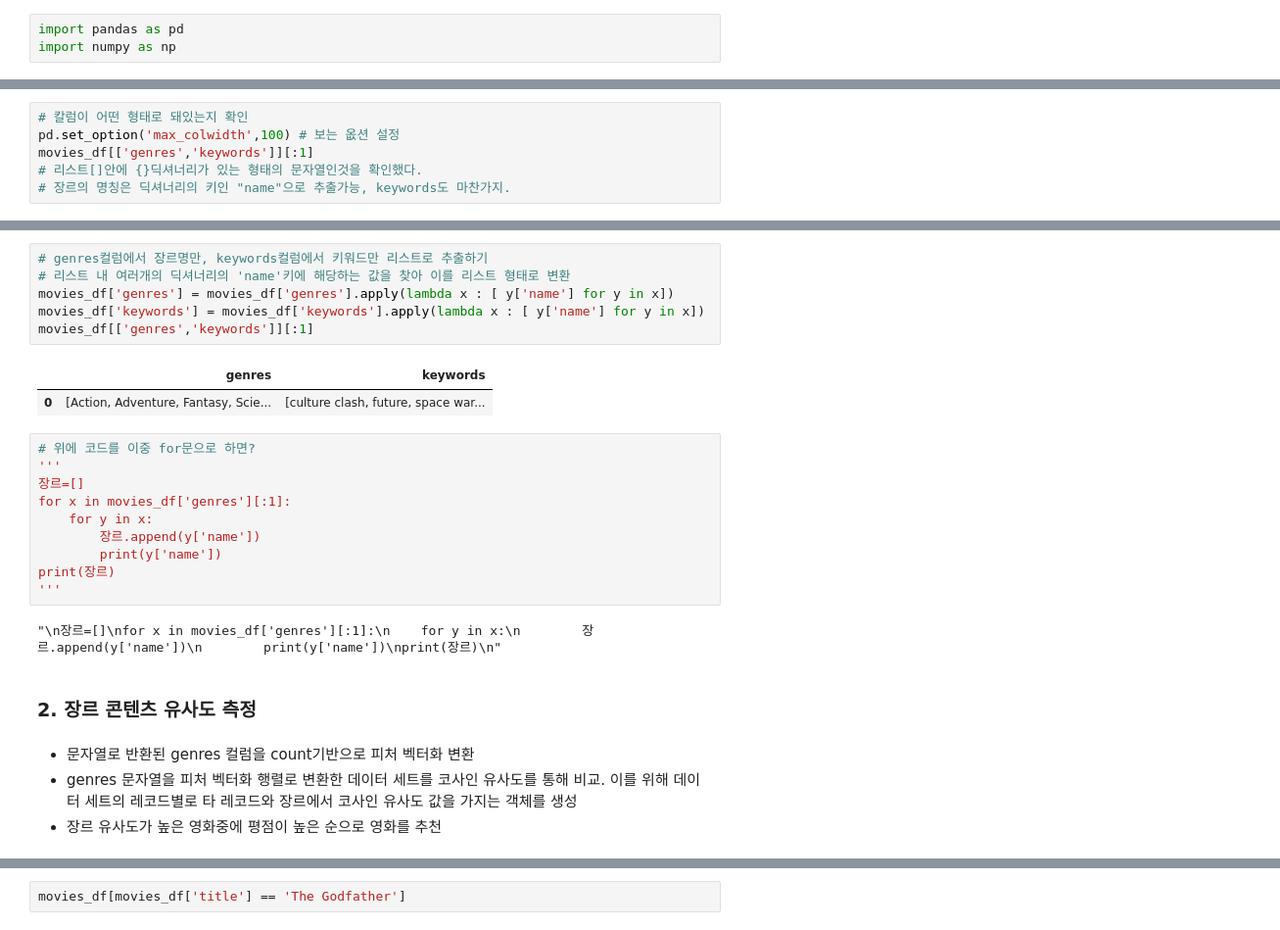
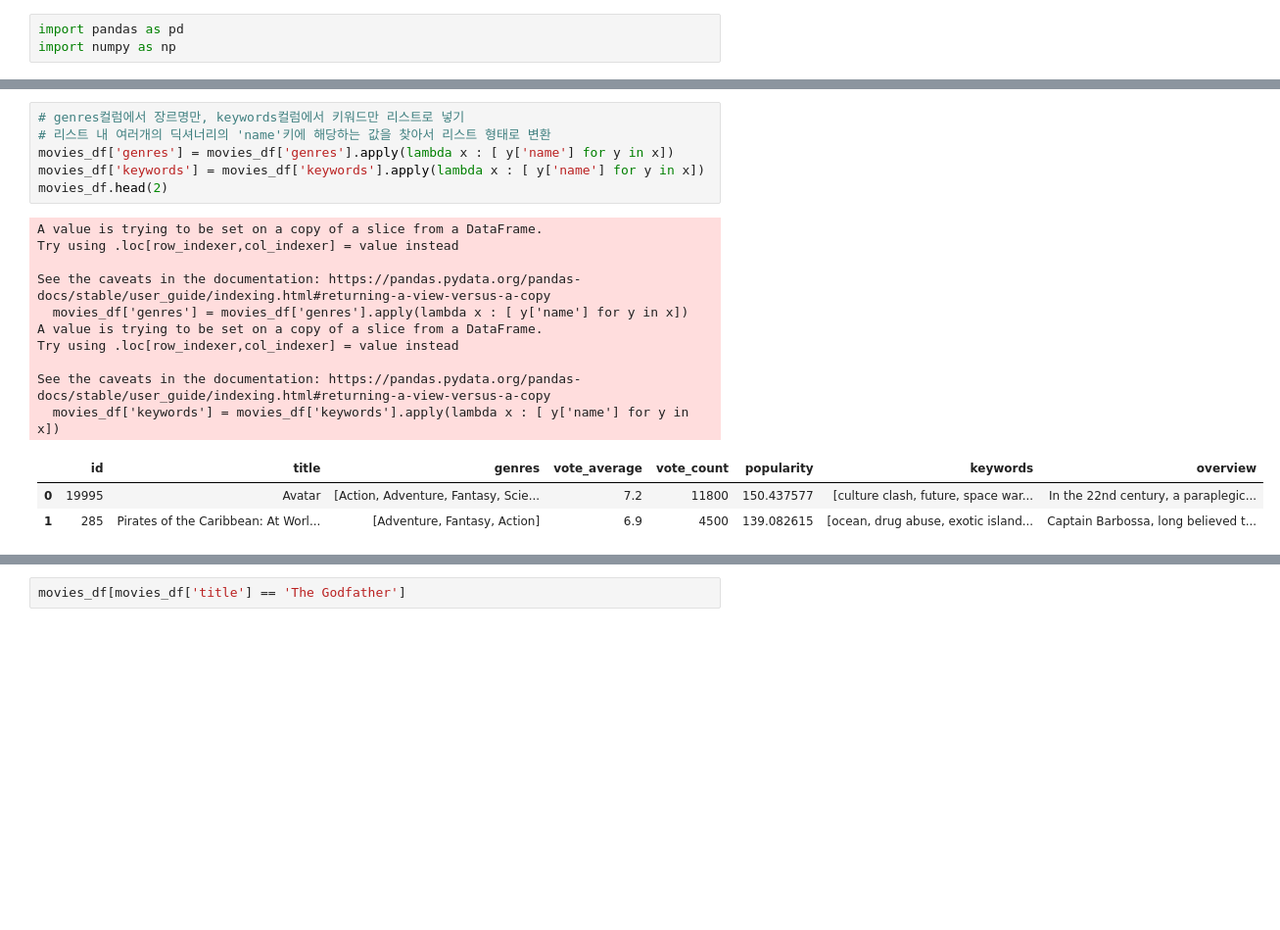
Before and after one commit to jinsuda/movie-recommandation-study, a Jupyter notebook: recomand.ipynb, the cells around one changed output, grey strips where cells are left out. Shown at 98% size. Saved outputs shown, nothing was run; the diff lists cells and outputs as text; blank space fills up the shorter version.

```diff
--- a/recomand.ipynb
+++ b/recomand.ipynb
@@ -25,7 +14 @@ movies.head()
 movies_df = movies[['id','title','genres','vote_average','vote_count','popularity','keywords','overview']]
-# %%
-# 칼럼이 어떤 형태로 돼있는지 확인
-pd.set_option('max_colwidth',100) # 보는 옶션 설정
-movies_df[['genres','keywords']][:1]
-# 리스트[]안에 {}딕셔너리가 있는 형태의 문자열인것을 확인했다.
-# 장르의 명칭은 딕셔너리의 키인 "name"으로 추출가능, keywords도 마찬가지.
@@ -39,30 +31,23 @@ movies_df['keywords'] = movies_df['keywords'].apply(literal_eval)
 # %%
-# genres컬럼에서 장르명만, keywords컬럼에서 키워드만 리스트로 추출하기
-# 리스트 내 여러개의 딕셔너리의 'name'키에 해당하는 값을 찾아 이를 리스트 형태로 변환
+# genres컬럼에서 장르명만, keywords컬럼에서 키워드만 리스트로 넣기
+# 리스트 내 여러개의 딕셔너리의 'name'키에 해당하는 값을 찾아서 리스트 형태로 변환
 movies_df['genres'] = movies_df['genres'].apply(lambda x : [ y['name'] for y in x])
 movies_df['keywords'] = movies_df['keywords'].apply(lambda x : [ y['name'] for y in x])
-movies_df[['genres','keywords']][:1]
+movies_df.head(2)
 # %% [output]
+A value is trying to be set on a copy of a slice from a DataFrame.
+Try using .loc[row_indexer,col_indexer] = value instead
+
+See the caveats in the documentation: https://pandas.pydata.org/pandas-docs/stable/user_guide/indexing.html#returning-a-view-versus-a-copy
+  movies_df['genres'] = movies_df['genres'].apply(lambda x : [ y['name'] for y in x])
+A value is trying to be set on a copy of a slice from a DataFrame.
+Try using .loc[row_indexer,col_indexer] = value instead
+
+See the caveats in the documentation: https://pandas.pydata.org/pandas-docs/stable/user_guide/indexing.html#returning-a-view-versus-a-copy
+  movies_df['keywords'] = movies_df['keywords'].apply(lambda x : [ y['name'] for y in x])
-|  | genres | keywords |
-| 0 | [Action, Adventure, Fantasy, Scie... | [culture clash, future, space war... |
+|  | id | title | genres | vote_average | vote_count | popularity | keywords | overview |
+| 0 | 19995 | Avatar | [Action, Adventure, Fantasy, Scie... | 7.2 | 11800 | 150.437577 | [culture clash, future, space war... | In the 22nd century, a paraplegic... |
+| 1 | 285 | Pirates of the Caribbean: At Worl... | [Adventure, Fantasy, Action] | 6.9 | 4500 | 139.082615 | [ocean, drug abuse, exotic island... | Captain Barbossa, long believed t... |
-# %%
-# 위에 코드를 이중 for문으로 하면?
-'''
-장르=[]
-for x in movies_df['genres'][:1]:
-    for y in x:
-        장르.append(y['name'])
-        print(y['name'])
-print(장르)
-'''
-# %% [output]
-"\n장르=[]\nfor x in movies_df['genres'][:1]:\n    for y in x:\n        장르.append(y['name'])\n        print(y['name'])\nprint(장르)\n"
-# %% [markdown]
-### 2. 장르 콘텐츠 유사도 측정
-# %% [markdown]
-- 문자열로 반환된 genres 컬럼을 count기반으로 피처 벡터화 변환
-- genres 문자열을 피처 벡터화 행렬로 변환한 데이터 세트를 코사인 유사도를 통해 비교. 이를 위해 데이터 세트의 레코드별로 타 레코드와 장르에서 코사인 유사도 값을 가지는 객체를 생성
-- 장르 유사도가 높은 영화중에 평점이 높은 순으로 영화를 추천
 # %%
 from sklearn.feature_extraction.text import CountVectorizer
 
```
Also changed, not shown: parts of 74 cells of this notebook, 3 other files.
